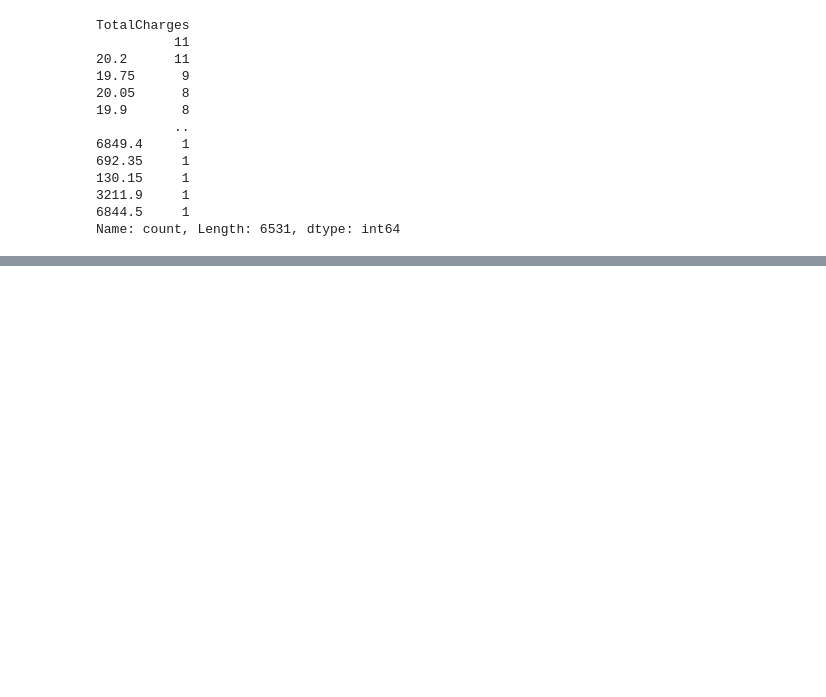
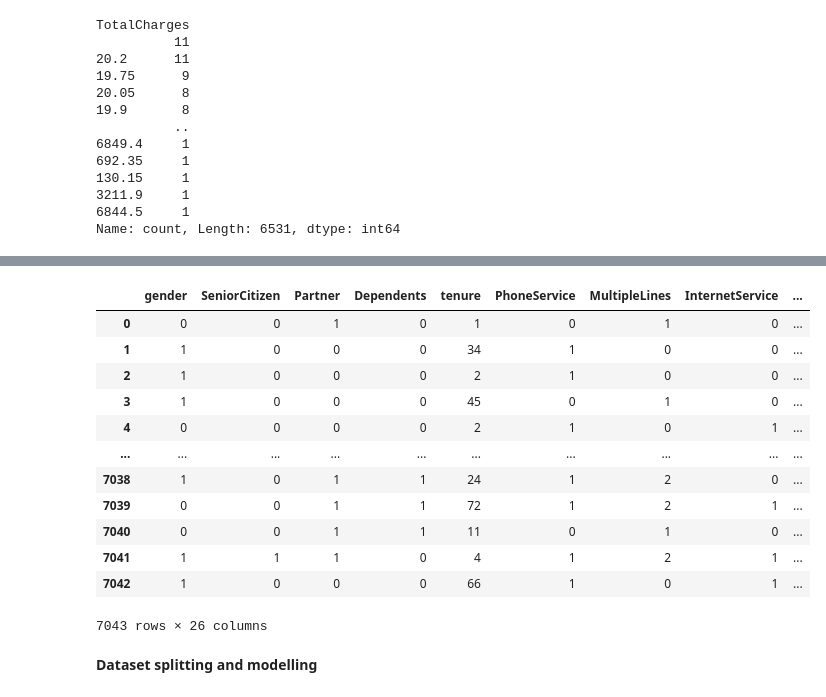
Before and after one commit to shriya7ise/ChurnPrediction, a Jupyter notebook: notebooks/data_processing.ipynb, the cells around one changed output, grey strips where cells are left out. Drawn from its saved outputs; the diff is of its cells as text; code cells hidden in the pictures; blank space fills up the shorter version.

```diff
--- a/notebooks/data_processing.ipynb
+++ b/notebooks/data_processing.ipynb
@@ -239,3 +287,6 @@ TotalCharges
 3211.9     1
 6844.5     1
 Name: count, Length: 6531, dtype: int64
+# %%
+d['TotalCharges'] = d['TotalCharges'].replace(' ', 0)
+d['TotalCharges'] = pd.to_numeric(d['TotalCharges'])
@@ -241,0 +315,8 @@ Name: count, Length: 6531, dtype: int64
+# %%
+def encode_data(dataframe):
+    if dataframe.dtype == "object":
+        dataframe = LabelEncoder().fit_transform(dataframe)
+    return dataframe
+
+data = d.apply(lambda x: encode_data(x))
+data.head()
@@ -241,0 +367,32 @@ Name: count, Length: 6531, dtype: int64
+# %%
+df  = data.copy()
+# %%
+# Customer value features
+df['AvgMonthlySpend'] = df['TotalCharges'] / df['tenure']
+df['CustomerLifetimeValue'] = df['TotalCharges']
+df['ChargesToTenureRatio'] = df['MonthlyCharges'] / df['tenure']
+
+# Service bundle features
+df['ServiceCount'] = (df['PhoneService']=='Yes').astype(int) + \
+                    (df['InternetService']!='No').astype(int) + \
+                    (df['OnlineSecurity']=='Yes').astype(int)
+
+# Risk indicators
+df['EarlyCustomer'] = (df['tenure'] < 12).astype(int)
+df['HighValueCustomer'] = (df['MonthlyCharges'] > df['MonthlyCharges'].quantile(0.75)).astype(int)
+# %%
+df
+# %% [output]
+|  | gender | SeniorCitizen | Partner | Dependents | tenure | PhoneService | MultipleLines | InternetService | ... |
+| 0 | 0 | 0 | 1 | 0 | 1 | 0 | 1 | 0 | ... |
+| 1 | 1 | 0 | 0 | 0 | 34 | 1 | 0 | 0 | ... |
+| 2 | 1 | 0 | 0 | 0 | 2 | 1 | 0 | 0 | ... |
+| 3 | 1 | 0 | 0 | 0 | 45 | 0 | 1 | 0 | ... |
+| 4 | 0 | 0 | 0 | 0 | 2 | 1 | 0 | 1 | ... |
+| ... | ... | ... | ... | ... | ... | ... | ... | ... | ... |
+| 7038 | 1 | 0 | 1 | 1 | 24 | 1 | 2 | 0 | ... |
+| 7039 | 0 | 0 | 1 | 1 | 72 | 1 | 2 | 1 | ... |
+| 7040 | 0 | 0 | 1 | 1 | 11 | 0 | 1 | 0 | ... |
+| 7041 | 1 | 1 | 1 | 0 | 4 | 1 | 2 | 1 | ... |
+| 7042 | 1 | 0 | 0 | 0 | 66 | 1 | 0 | 1 | ... |
+7043 rows × 26 columns
@@ -241,0 +401,2 @@ Name: count, Length: 6531, dtype: int64
+# %% [markdown]
+**Dataset splitting and modelling**
```
Also changed, not shown: parts of 16 cells of this notebook.
